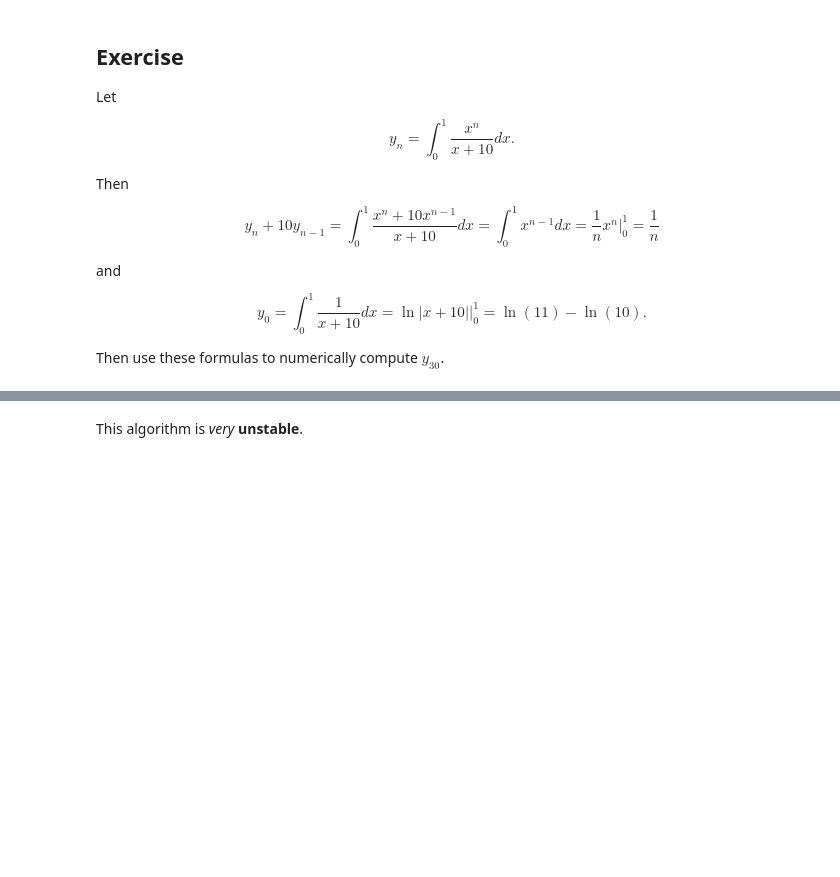
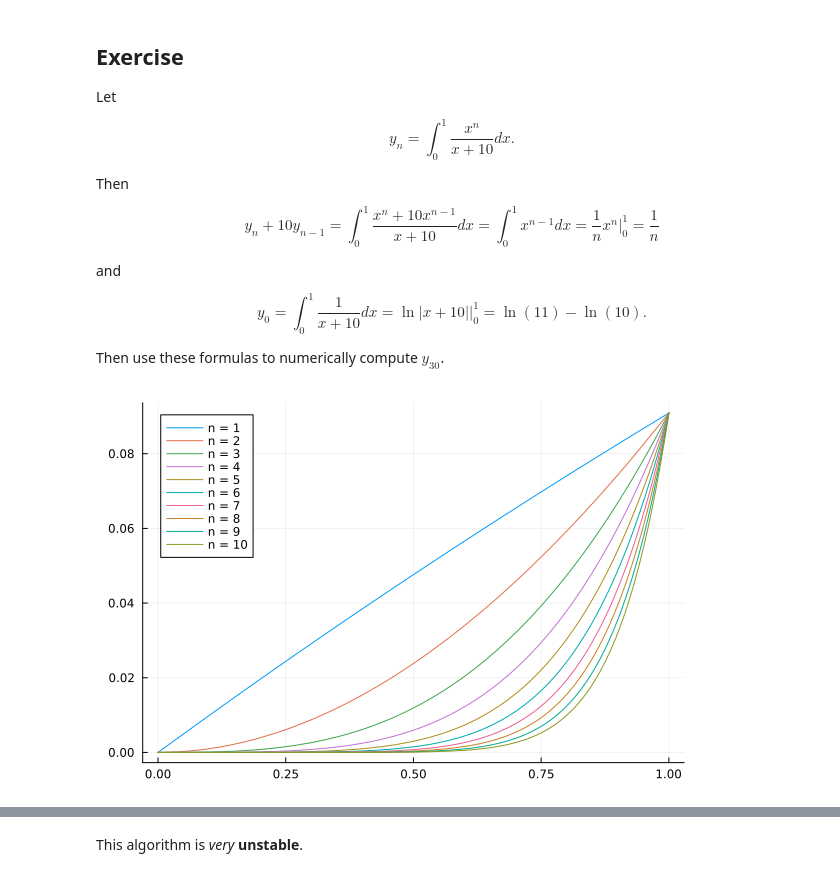
Before and after one commit to math435/20252-lecture-notes, a Jupyter notebook: chapter01/Chapter 01 - Numerical Algorithms.ipynb, the cells around one changed output, grey strips where cells are left out. Drawn from its saved outputs; the diff is of its cells as text; code cells hidden in the pictures; blank space fills up the shorter version.

```diff
--- a/chapter01/Chapter 01 - Numerical Algorithms.ipynb
+++ b/chapter01/Chapter 01 - Numerical Algorithms.ipynb
@@ -436,8 +539,13 @@ $$
 
 Then use these formulas to numerically compute $y_{30}$.
 # %%
-n = 30
-plot(x -> x^n/(x+10), 0, 1)
+plot()
+for n in 1:10
+    plot!(x -> x^n/(x+10), 0, 1, label="n = $n")
+end
+plot!()
+# %% [output]
+[figure, added]
 # %%
 using QuadGK
 
```
Also changed, not shown: parts of 14 cells of this notebook.
